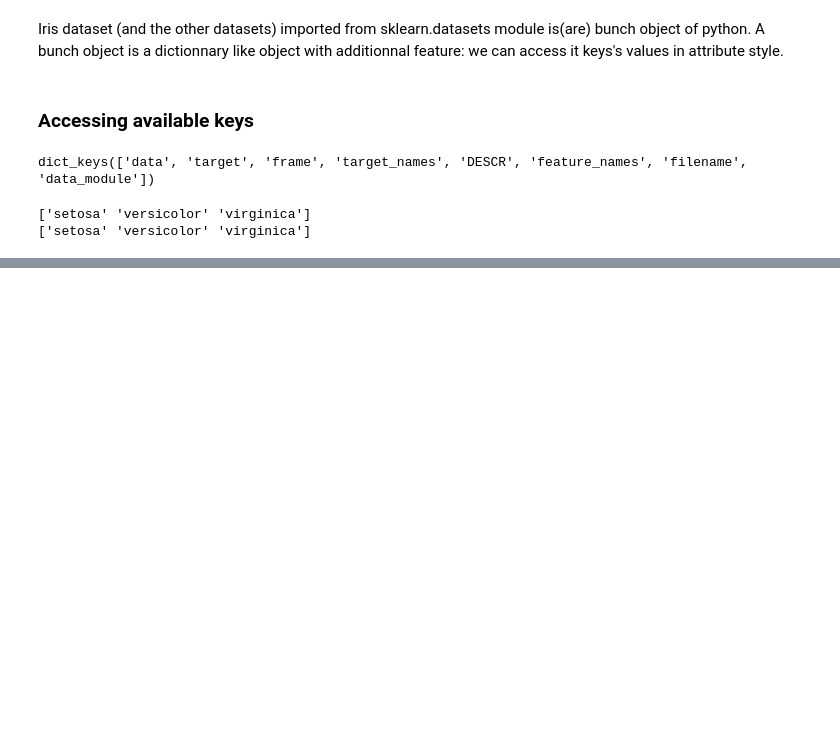
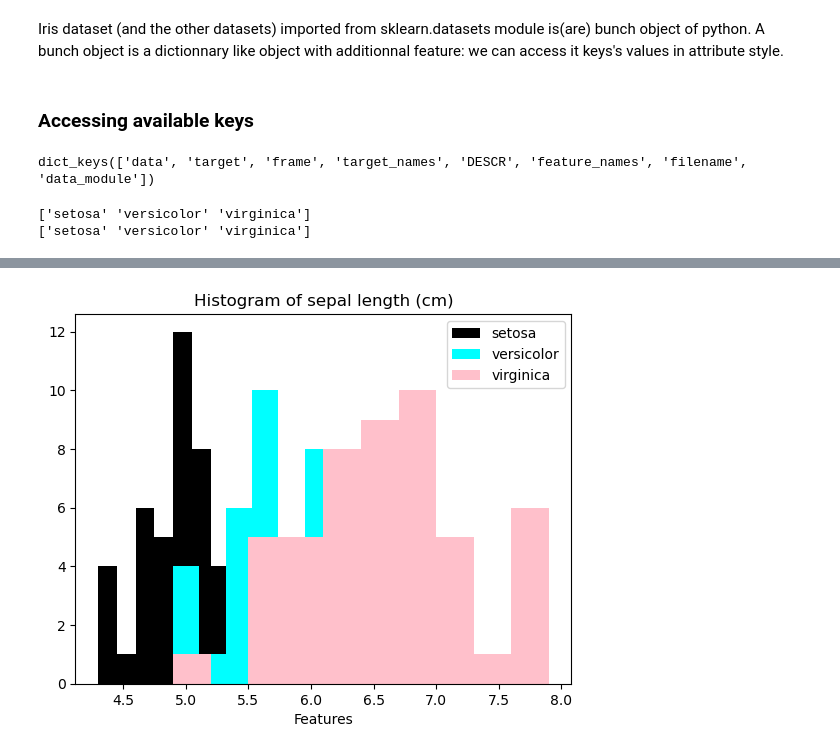
Before and after one commit to roguelogan/test_techniques, a Jupyter notebook: iris_dataset.ipynb, the cells around one changed output, grey strips where cells are left out. Saved outputs shown, nothing was run; the diff lists cells and outputs as text; code cells hidden in the pictures; blank space fills up the shorter version.

```diff
--- a/iris_dataset.ipynb
+++ b/iris_dataset.ipynb
@@ -22,0 +138,13 @@ print(iris.target_names)      # accessing values with keys in attribute
+# %%
+def iris_hist_plot(feature_index, color_list):
+    fig,ax = plt.subplots()
+    for classe,color in zip(range(len(iris.target)),color_list):
+        ax.hist(iris.data[iris.target == classe,feature_index], label = iris.target_names[classe], color = color)
+    ax.set_xlabel('Features')
+    ax.set_title('Histogram of '+iris.feature_names[feature_index])
+    ax.legend(loc = 'upper right')
+    fig.show()
+# %%
+iris_hist_plot(0,['black','cyan', 'pink'])
+# %% [output]
+[figure, added]
```
Also changed, not shown: parts of 23 cells of this notebook.
